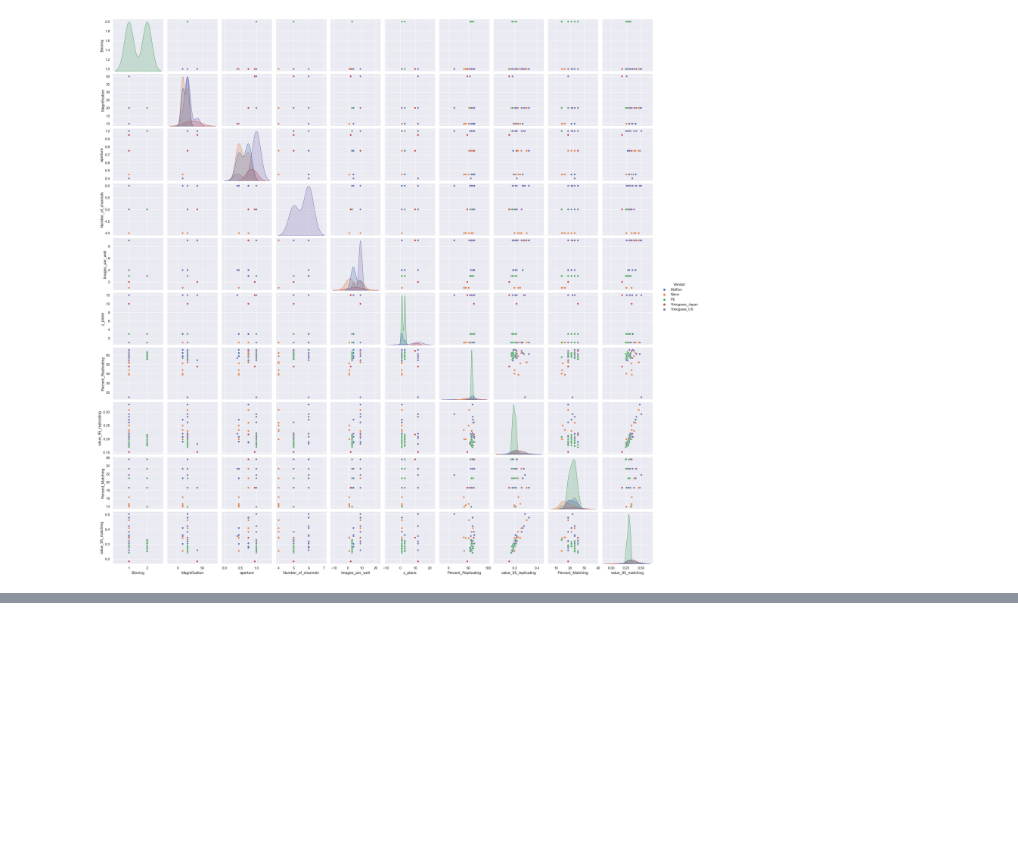
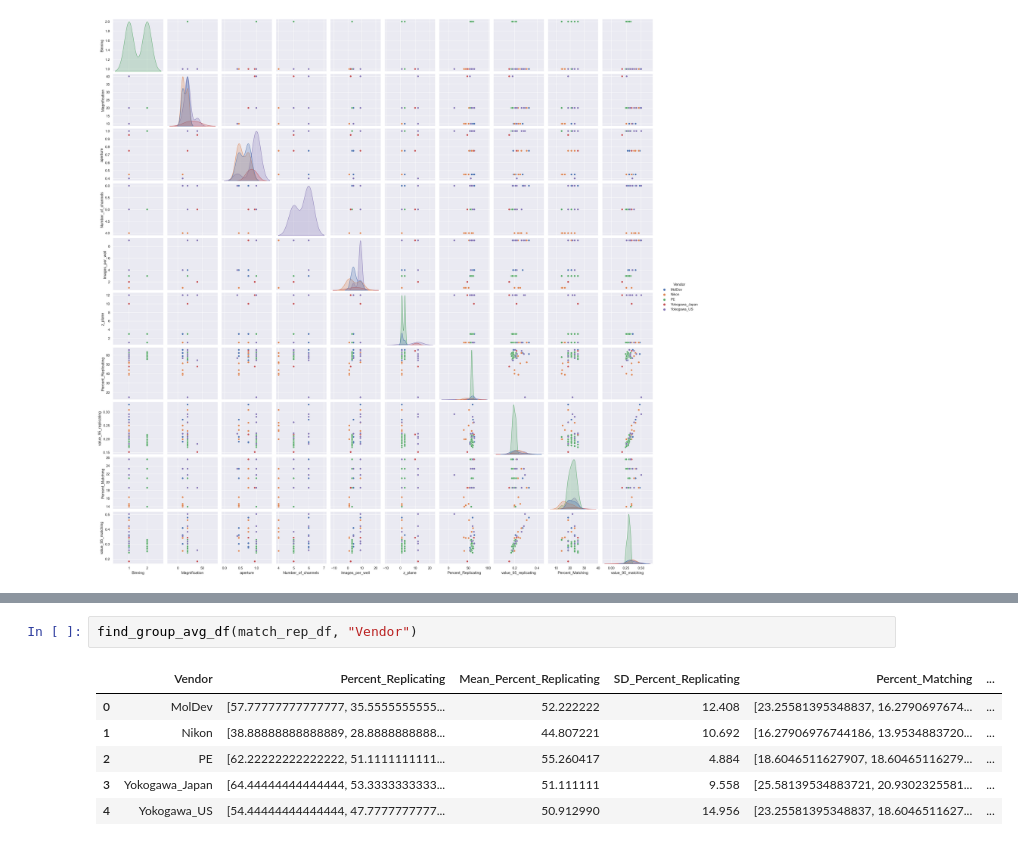
Before and after one commit to jump-cellpainting/jump-scope-analysis, a Jupyter notebook: visualisation.ipynb, the cells around one changed output, grey strips where cells are left out. Saved outputs shown, nothing was run; the diff lists cells and outputs as text; blank space fills up the shorter version.

```diff
--- a/visualisation.ipynb
+++ b/visualisation.ipynb
@@ -111,0 +170,9 @@ sns.pairplot(match_rep_df_sphere, hue="Vendor")
+# %%
+find_group_avg_df(match_rep_df, "Vendor")
+# %% [output]
+|  | Vendor | Percent_Replicating | Mean_Percent_Replicating | SD_Percent_Replicating | Percent_Matching | ... |
+| 0 | MolDev | [57.77777777777777, 35.5555555555... | 52.222222 | 12.408 | [23.25581395348837, 16.2790697674... | ... |
+| 1 | Nikon | [38.88888888888889, 28.8888888888... | 44.807221 | 10.692 | [16.27906976744186, 13.9534883720... | ... |
+| 2 | PE | [62.22222222222222, 51.1111111111... | 55.260417 | 4.884 | [18.6046511627907, 18.60465116279... | ... |
+| 3 | Yokogawa_Japan | [64.44444444444444, 53.3333333333... | 51.111111 | 9.558 | [25.58139534883721, 20.9302325581... | ... |
+| 4 | Yokogawa_US | [54.44444444444444, 47.7777777777... | 50.912990 | 14.956 | [23.25581395348837, 18.6046511627... | ... |
```
Also changed, not shown: parts of 3 cells of this notebook.
